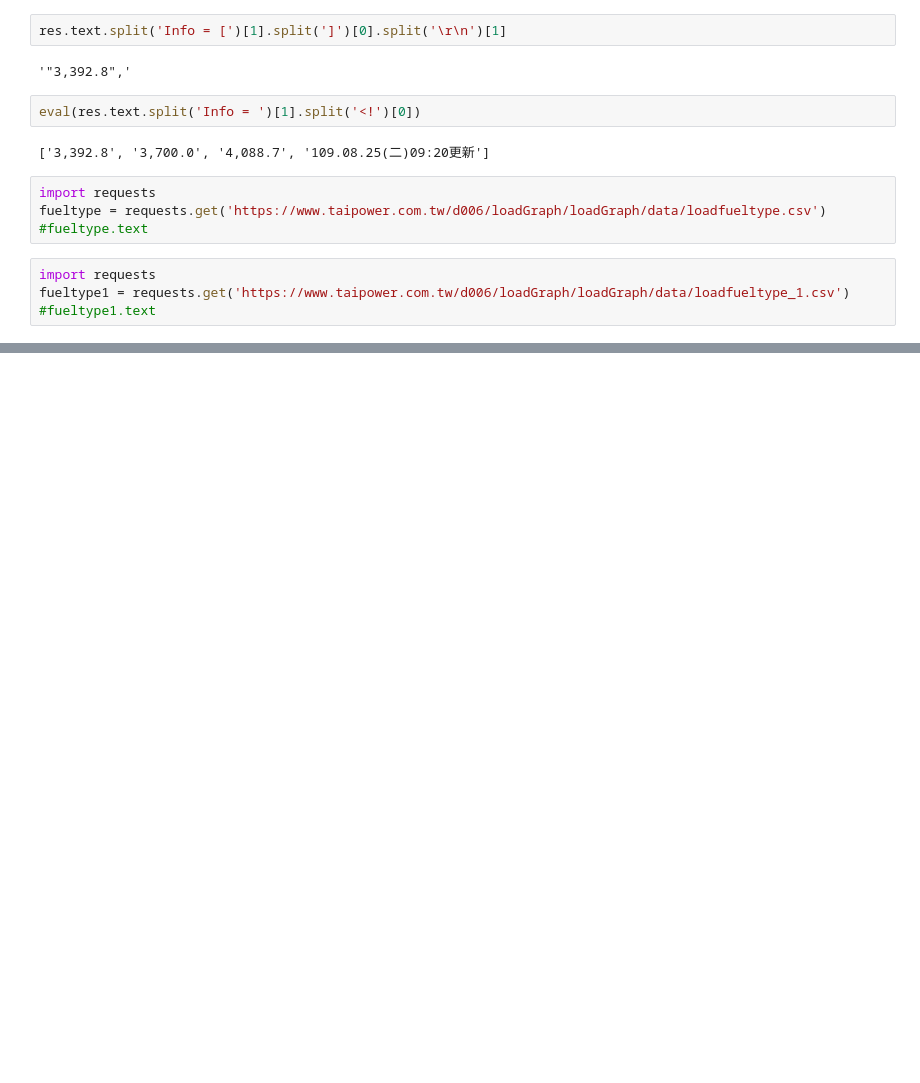
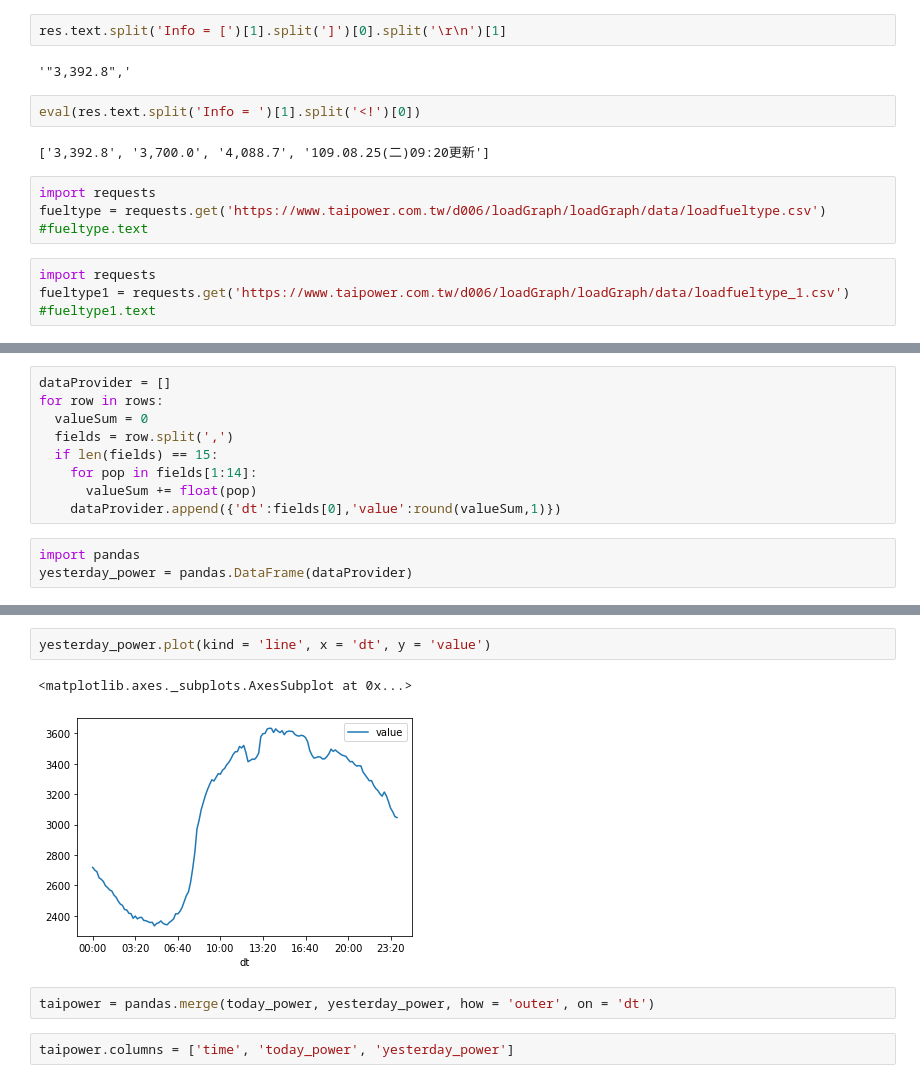
Before and after one commit to ywchiu/taipowerpy, a Jupyter notebook: Demo20200825.ipynb, the cells around one changed output, grey strips where cells are left out. Drawn from its saved outputs; the diff is of its cells as text; blank space fills up the shorter version.

```diff
--- a/Demo20200825.ipynb
+++ b/Demo20200825.ipynb
@@ -22,0 +80,12 @@ fueltype1 = requests.get('https://www.taipower.com.tw/d006/loadGraph/loadGraph/d
+# %%
+dataProvider = []
+for row in rows:
+  valueSum = 0
+  fields = row.split(',')
+  if len(fields) == 15:
+    for pop in fields[1:14]:
+      valueSum += float(pop)
+    dataProvider.append({'dt':fields[0],'value':round(valueSum,1)})
+# %%
+import pandas
+yesterday_power = pandas.DataFrame(dataProvider)
@@ -22,0 +108,9 @@ fueltype1 = requests.get('https://www.taipower.com.tw/d006/loadGraph/loadGraph/d
+# %%
+yesterday_power.plot(kind = 'line', x = 'dt', y = 'value')
+# %% [output]
+<matplotlib.axes._subplots.AxesSubplot at 0x...>
+[figure, added]
+# %%
+taipower = pandas.merge(today_power, yesterday_power, how = 'outer', on = 'dt')
+# %%
+taipower.columns = ['time', 'today_power', 'yesterday_power']
```
Also changed, not shown: parts of 15 cells of this notebook.
